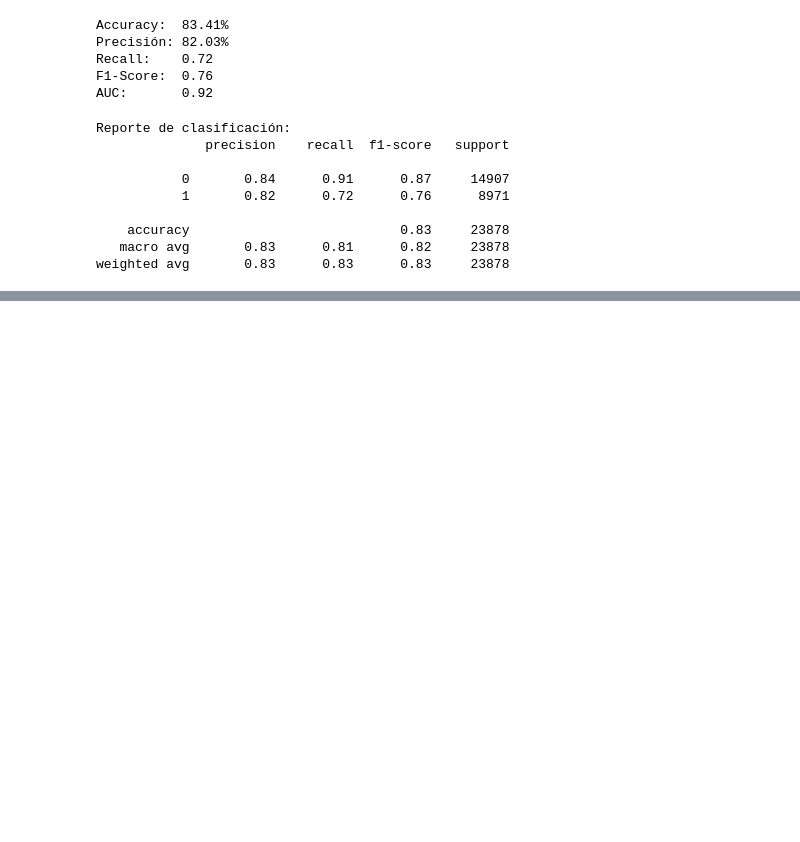
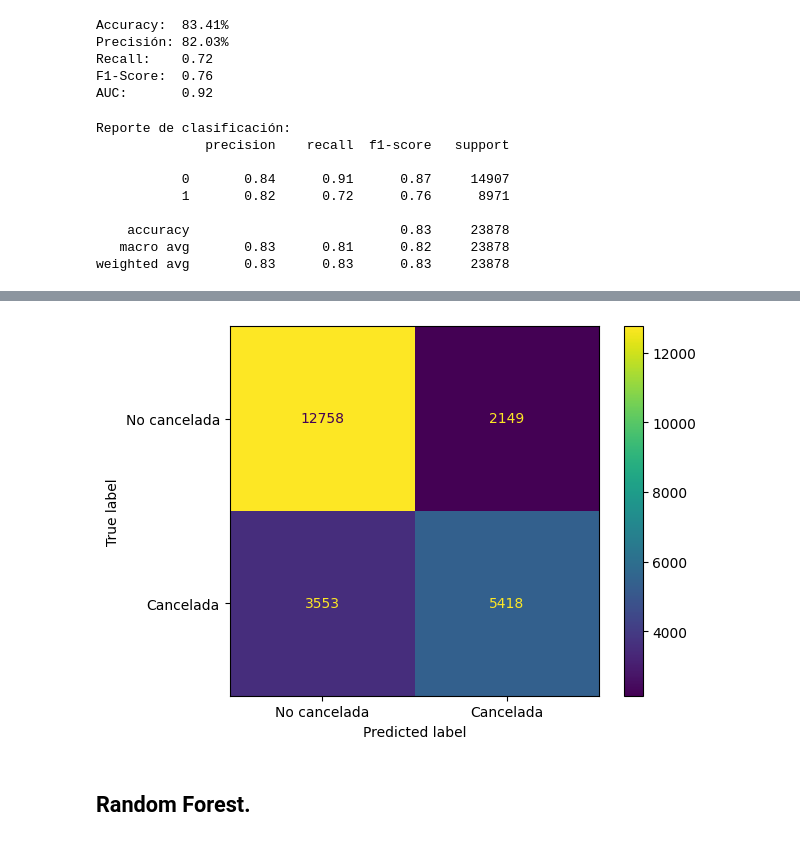
Before and after one commit to manuuupp21/proyecto-final-ml, a Jupyter notebook: notebooks/exploration/pruebas_modelos.ipynb, the cells around one changed output, grey strips where cells are left out. Cells and saved outputs as stored; diff of their text form; code cells hidden in the pictures; blank space fills up the shorter version.

Commit message:
ML starter models added

```diff
--- a/notebooks/exploration/pruebas_modelos.ipynb
+++ b/notebooks/exploration/pruebas_modelos.ipynb
@@ -241,0 +236,9 @@ weighted avg       0.83      0.83      0.83     23878
+# %%
+#Pipeline para el preprocesado de los datos y el modelo de DT.
+model_dt = Pipeline(steps=[
+    ('preprocessor', preprocessor),
+    ('classifier', DecisionTreeClassifier(max_depth=3, random_state=42))
+])
+# %%
+# Entrenamos el modelo de árbol de decisión
+model_dt.fit(X_train, y_train)
@@ -241,0 +264,3 @@ weighted avg       0.83      0.83      0.83     23878
+# %%
+# Hacemos predicciones sobre el conjunto de test
+y_pred = model_dt.predict(X_test)
@@ -241,0 +305,10 @@ weighted avg       0.83      0.83      0.83     23878
+# %%
+# Mostramos la matriz de confusión
+cm = confusion_matrix(y_test, y_pred)
+disp = ConfusionMatrixDisplay(confusion_matrix=cm, display_labels=['No cancelada', 'Cancelada'])
+disp.plot()
+plt.show()
+# %% [output]
+[figure, added]
+# %% [markdown]
+## Random Forest.
```
Also changed, not shown: parts of 31 cells of this notebook, 1 other file.
